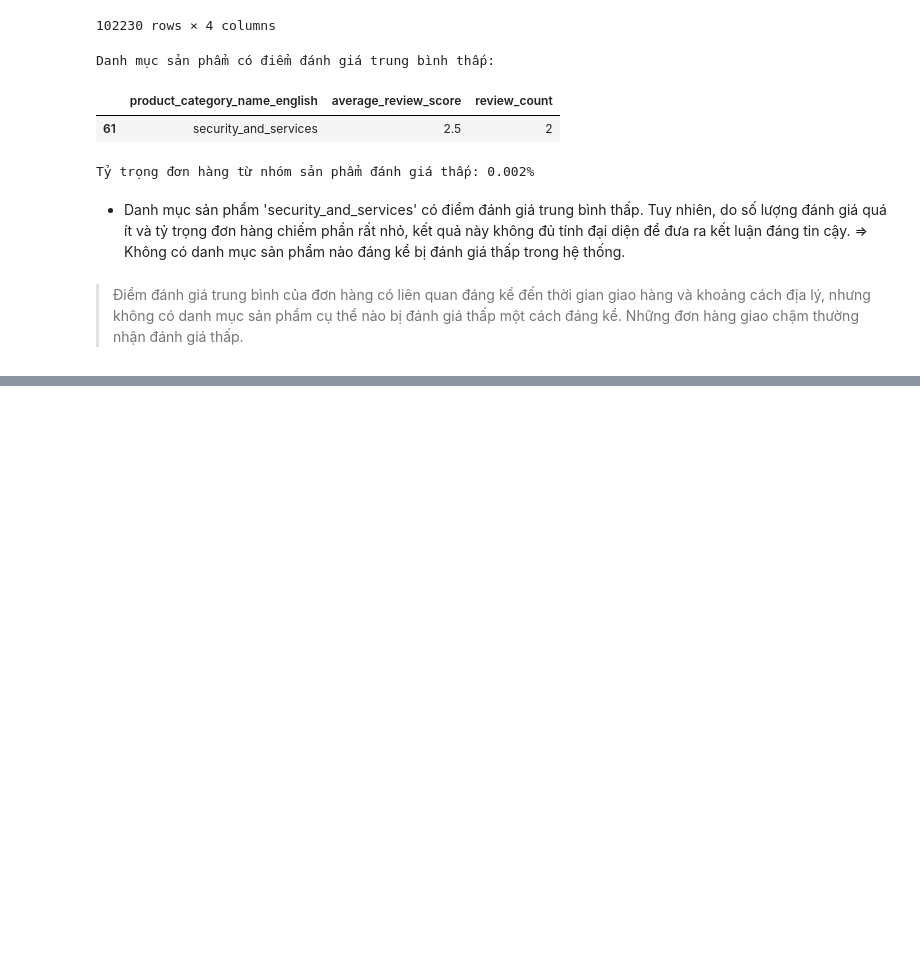
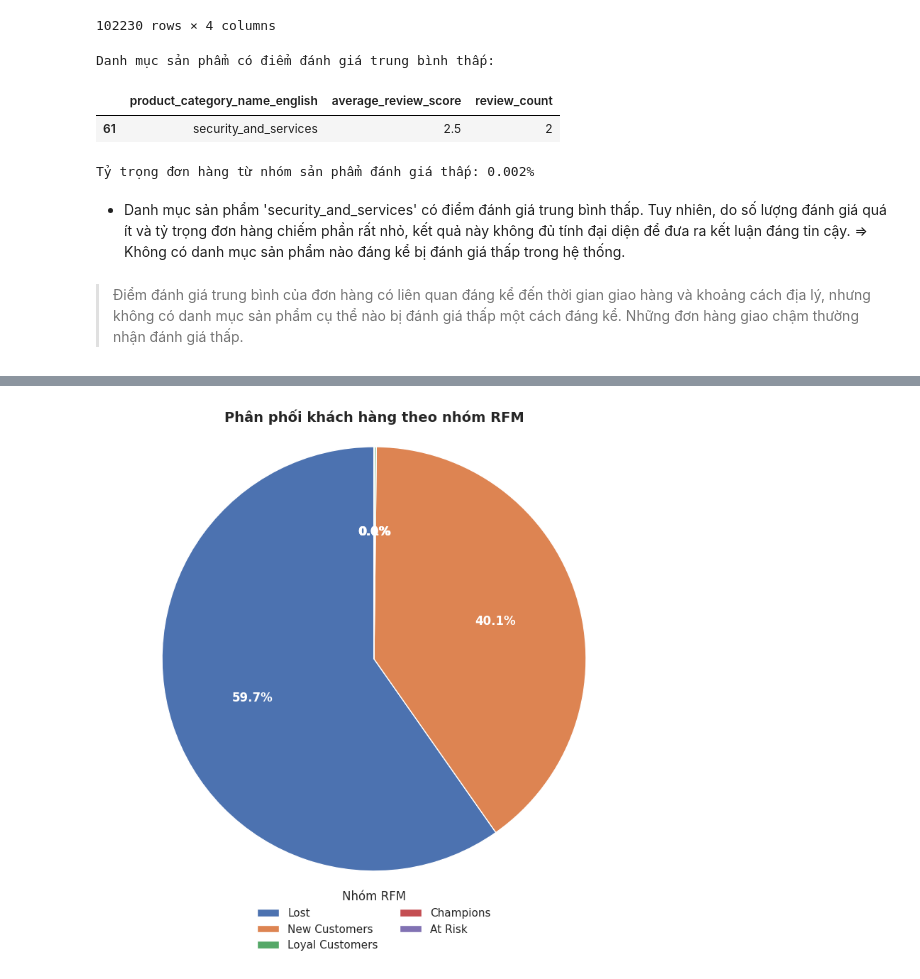
Before and after one commit to vduong042/Brazilian-E-Commerce-Analysis, a Jupyter notebook: E-Commerce-Analysis.ipynb, the cells around one changed output, grey strips where cells are left out. Drawn from its saved outputs; the diff is of its cells as text; code cells hidden in the pictures; blank space fills up the shorter version.

```diff
--- a/E-Commerce-Analysis.ipynb
+++ b/E-Commerce-Analysis.ipynb
@@ -1748,0 +1814,20 @@ Tỷ trọng đơn hàng từ nhóm sản phẩm đánh giá thấp: 0.002%
+# %%
+def rfm_segment(row):
+    R = row['R_Score']
+    F = row['F_Score']
+    M = row['M_Score']
+
+    if R >= 4 and F >= 4 and M >= 4:
+        return "Champions"
+    elif R >= 3 and F >= 3:
+        return "Loyal Customers"
+    elif R <= 2 and F >= 4:
+        return "At Risk"
+    elif R >= 4 and F <= 2:
+        return "New Customers"
+    elif R <=3 and F <= 3:
+        return "Lost"
+
+
+rfm["RFM_Group"] = rfm.apply(rfm_segment, axis=1)
+display(rfm.head())
@@ -1748,0 +1854,37 @@ Tỷ trọng đơn hàng từ nhóm sản phẩm đánh giá thấp: 0.002%
+# %%
+import matplotlib.pyplot as plt
+
+# Vẽ biểu đồ phân phối khách hàng theo nhóm RFM
+rfm_group_counts = rfm['RFM_Group'].value_counts().reset_index()
+rfm_group_counts.columns = ['RFM_Group', 'count']
+
+labels = rfm_group_counts['RFM_Group']
+sizes = rfm_group_counts['count']
+
+
+fig, ax = plt.subplots(figsize=(8, 8))
+wedges, texts, autotexts = ax.pie(
+    sizes,
+    autopct='%1.1f%%',
+    startangle=90,
+    radius=0.5,
+    textprops=dict(color="white", weight='bold')
+)
+
+
+plt.legend(
+    wedges, labels,
+    title="Nhóm RFM",
+    loc='lower center',
+    bbox_to_anchor=(0.5, -0.15),
+    ncol=2,
+    frameon=False
+)
+
+
+plt.title('Phân phối khách hàng theo nhóm RFM', fontsize=14, weight='bold', loc='center')
+plt.axis('equal')
+plt.tight_layout()
+plt.show()
+# %% [output]
+[figure, added]
```
Also changed, not shown: parts of 18 cells of this notebook.
